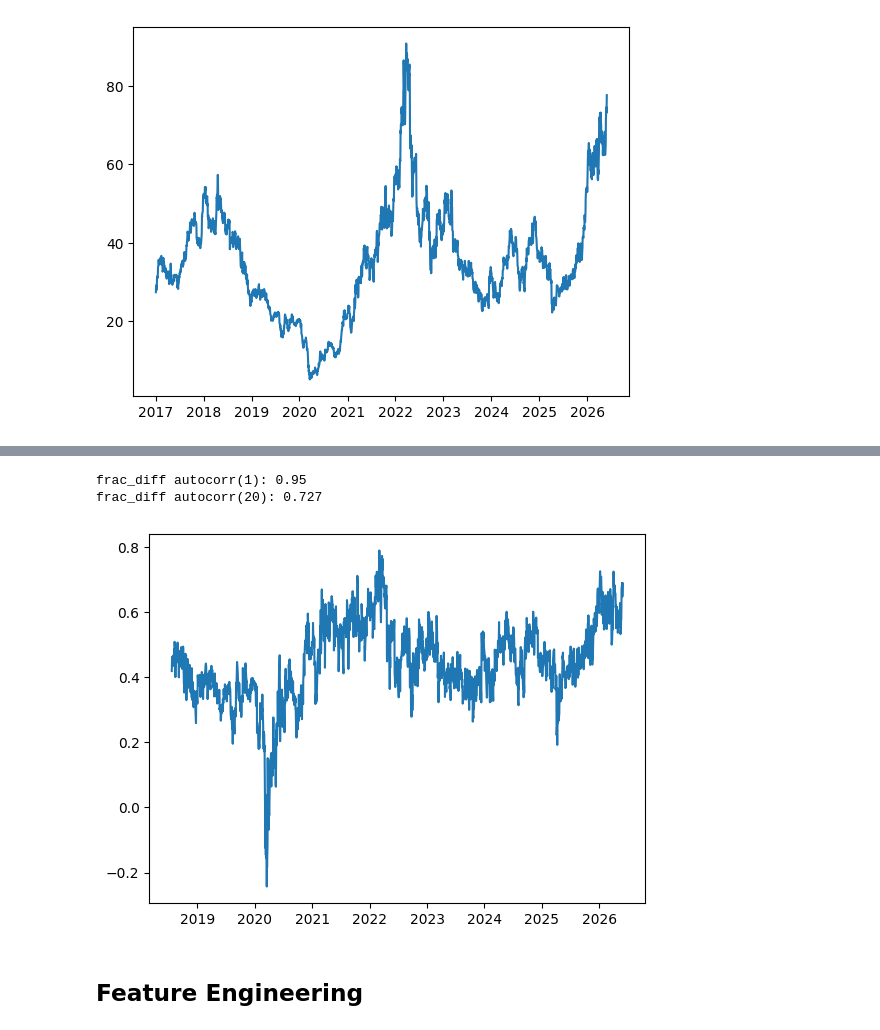
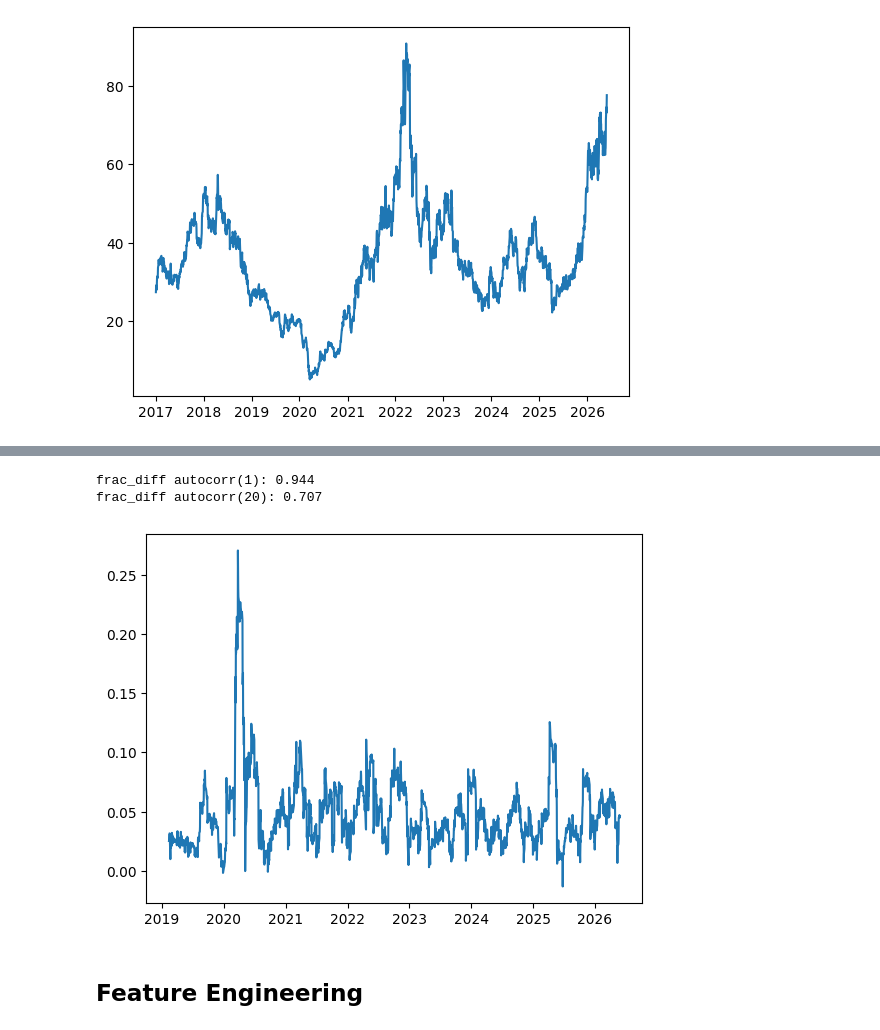
Before and after one commit to asderman43/finance, a Jupyter notebook: notebooks/005_regimes_v2.ipynb, the cells around one changed output, grey strips where cells are left out. Drawn from its saved outputs; the diff is of its cells as text; code cells hidden in the pictures.

```diff
--- a/notebooks/005_regimes_v2.ipynb
+++ b/notebooks/005_regimes_v2.ipynb
@@ -69,17 +66,32 @@ plt.show()
 # %%
-tau=1e-4
+from src.features.frac_diff import find_d
 
-fd = differencing(df["log_close"],0.30,tau)
+
+tau=1e-3
+
+_, fd = find_d(df["log_close"], range_list=[0.2, 0.5], alpha=0.01, max_depth=18)
+
+rvol_5 = calc_rvol(log_return, 5)
+rvol_60 = calc_rvol(log_return, 60)
+
+rvol_ratio = rvol_5 / rvol_60
+
+df["rvol_ratio"] = rvol_ratio
+
+
+
+_, vol_fd = find_d(df["rvol"].dropna(), range_list=[0.2, 0.5], alpha=0.01, max_depth=18)
+
 df["frac_diff"] = fd
-
+df["vol_fd"] = vol_fd
 print("frac_diff autocorr(1):",  df["frac_diff"].autocorr(1).round(3))
 print("frac_diff autocorr(20):", df["frac_diff"].autocorr(20).round(3))
 
-plt.plot(fd)
+plt.plot(vol_fd)
 plt.show()
 # %% [output]
-frac_diff autocorr(1): 0.95
-frac_diff autocorr(20): 0.727
+frac_diff autocorr(1): 0.944
+frac_diff autocorr(20): 0.707
-[figure, old version]
+[figure, new version]
 # %% [markdown]
 ## Feature Engineering
```
Also changed, not shown: parts of 10 cells of this notebook, 1 other file.
